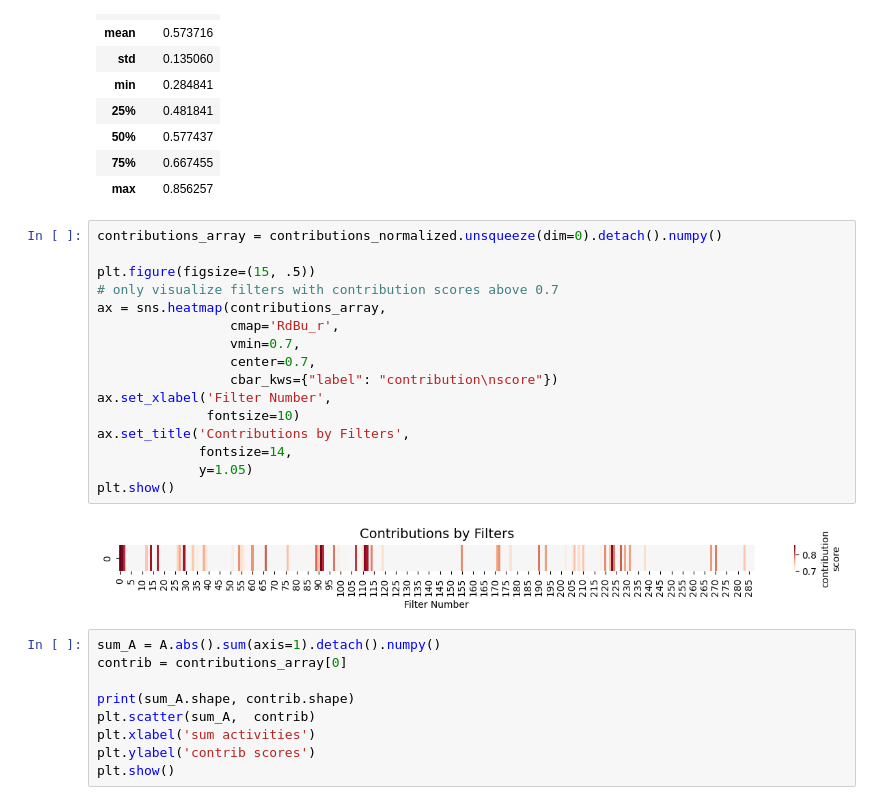
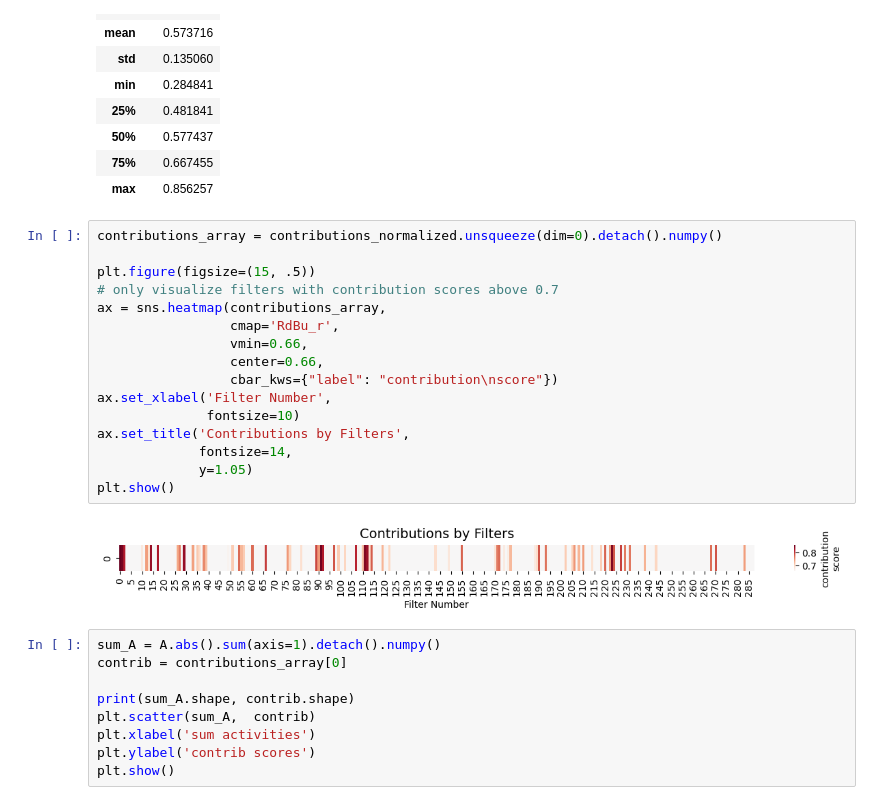
Before and after one commit to theislab/mubind, a Jupyter notebook: docs/notebooks/single_cell/evaluate_graph.ipynb, the cells around one changed output. Cells and saved outputs as stored; diff of their text form.

Commit message:
Different visualizations of the scores - normalized and not normalized

```diff
--- a/docs/notebooks/single_cell/evaluate_graph.ipynb
+++ b/docs/notebooks/single_cell/evaluate_graph.ipynb
@@ -225,21 +225,21 @@ Summary statistics of the normalized contributions:
 # %%
 contributions_array = contributions_normalized.unsqueeze(dim=0).detach().numpy()
 
 plt.figure(figsize=(15, .5))
 # only visualize filters with contribution scores above 0.7
 ax = sns.heatmap(contributions_array,
                  cmap='RdBu_r',
-                 vmin=0.7,
-                 center=0.7,
+                 vmin=0.66,
+                 center=0.66,
                  cbar_kws={"label": "contribution\nscore"})
 ax.set_xlabel('Filter Number',
               fontsize=10)
 ax.set_title('Contributions by Filters',
              fontsize=14,
              y=1.05)
 plt.show()
 # %% [output]
-[figure, old version]
+[figure, new version]
 # %%
 sum_A = A.abs().sum(axis=1).detach().numpy()
 contrib = contributions_array[0]
```
Also changed, not shown: parts of 6 cells of this notebook.
